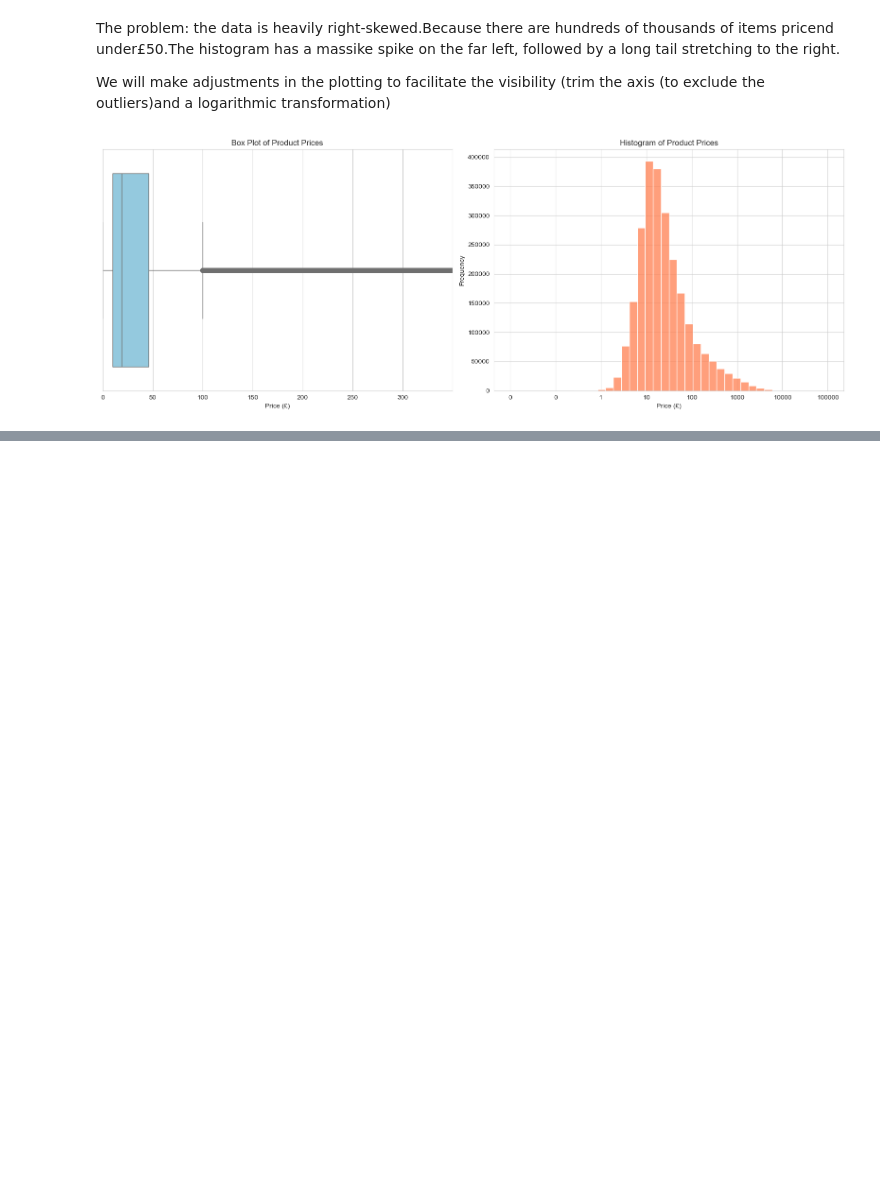
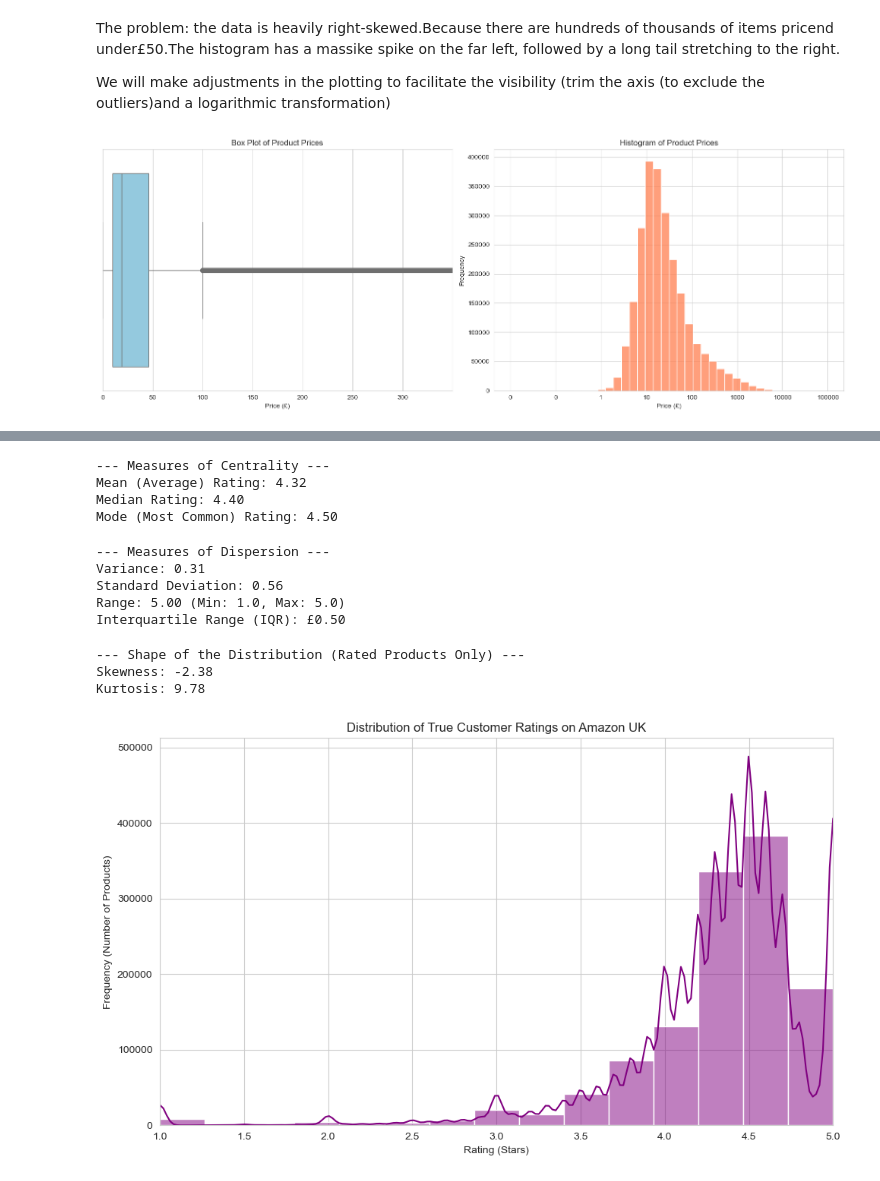
Before and after one commit to helenakrenzlin/lab-eda-bivariate, a Jupyter notebook: Lab_univariate.ipynb, the cells around one changed output, grey strips where cells are left out. Saved outputs shown, nothing was run; the diff lists cells and outputs as text; code cells hidden in the pictures; blank space fills up the shorter version.

```diff
--- a/Lab_univariate.ipynb
+++ b/Lab_univariate.ipynb
@@ -205,0 +225,71 @@ plt.show()
+# %%
+# --- 1. Measures of Centrality ---
+rated_products = df[df['stars'] > 0]
+
+mean_rating = rated_products['stars'].mean()
+median_rating = rated_products['stars'].median()
+# mode() returns a Series, so we take the first value [0] in case of multiple modes
+mode_rating = rated_products['stars'].mode()[0]
+
+print("--- Measures of Centrality ---")
+print(f"Mean (Average) Rating: {mean_rating:.2f}")
+print(f"Median Rating: {median_rating:.2f}")
+print(f"Mode (Most Common) Rating: {mode_rating:.2f}\n")
+# %% [output]
+--- Measures of Centrality ---
+Mean (Average) Rating: 4.32
+Median Rating: 4.40
+Mode (Most Common) Rating: 4.50
+# %%
+# --- 2. Measures of Dispersion ---
+variance_ratings =rated_products['stars'].var()
+std_ratings = rated_products['stars'].std()
+range_ratings = rated_products['stars'].max() - df['stars'].min()
+
+Q1_stars = rated_products['stars'].quantile(0.25)
+Q3_stars = rated_products['stars'].quantile(0.75)
+iqr_stars = Q3_stars - Q1_stars
+
+print("--- Measures of Dispersion ---")
+print(f"Variance: {variance_ratings:.2f}")
+print(f"Standard Deviation: {std_ratings:.2f}")
+print(f"Range: {range_ratings:.2f} (Min: {rated_products['stars'].min()}, Max: {df['stars'].max()})")
+print(f"Interquartile Range (IQR): £{iqr_stars:.2f}\n")
+# %% [output]
+--- Measures of Dispersion ---
+Variance: 0.31
+Standard Deviation: 0.56
+Range: 5.00 (Min: 1.0, Max: 5.0)
+Interquartile Range (IQR): £0.50
+# %%
+# We are using the filtered data from the previous step:
+# rated_products = df[df['stars'] > 0]
+
+# --- Shape of the Distribution (Cleaned Data) ---
+skewness_rating = rated_products['stars'].skew()
+kurtosis_rating = rated_products['stars'].kurt()
+
+print("--- Shape of the Distribution (Rated Products Only) ---")
+print(f"Skewness: {skewness_rating:.2f}")
+print(f"Kurtosis: {kurtosis_rating:.2f}\n")
+
+# --- Visualization (Cleaned Data) ---
+plt.figure(figsize=(10, 6))
+
+# Histogram with a Kernel Density Estimate (KDE) line to show the shape
+sns.histplot(rated_products['stars'], bins=15, kde=True, color='purple')
+
+plt.title('Distribution of True Customer Ratings on Amazon UK')
+plt.xlabel('Rating (Stars)')
+plt.ylabel('Frequency (Number of Products)')
+
+# Force the x-axis to show the true 1 to 5 star range
+plt.xlim(1, 5)
+
+plt.tight_layout()
+plt.show()
+# %% [output]
+--- Shape of the Distribution (Rated Products Only) ---
+Skewness: -2.38
+Kurtosis: 9.78
+[figure, added]
```
Also changed, not shown: parts of 2 cells of this notebook.
